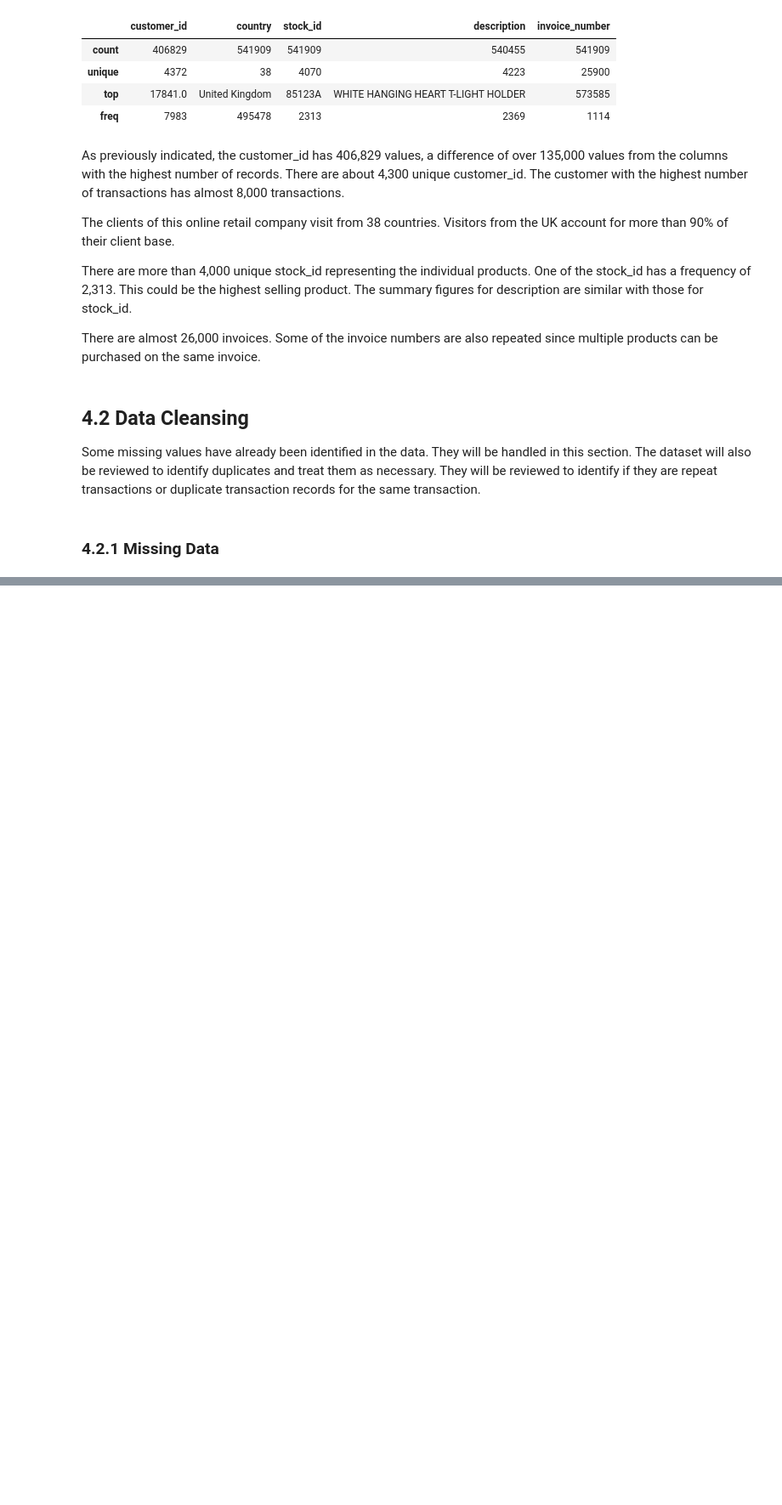
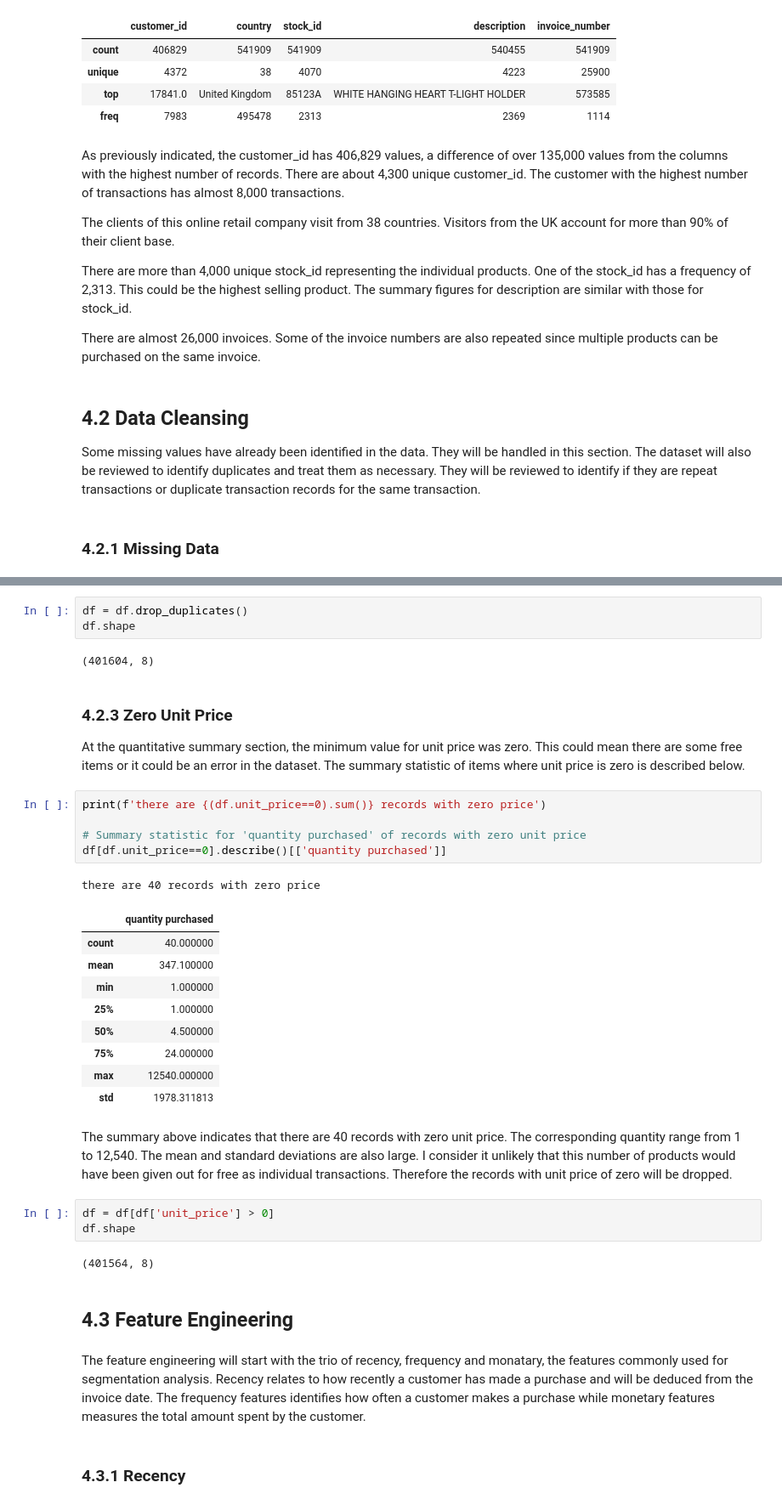
Before and after one commit to asoyewole/Customer-Segmentation-Project-for-a-Retail-Company, a Jupyter notebook: Segmentation and Recommendation project.ipynb, the cells around one changed output, grey strips where cells are left out. Shown at 85% size. Drawn from its saved outputs; the diff is of its cells as text; blank space fills up the shorter version.

Commit message:
update up to feature engineering

```diff
--- a/Segmentation and Recommendation project.ipynb
+++ b/Segmentation and Recommendation project.ipynb
@@ -185,0 +274,37 @@ Some missing values have already been identified in the data. They will be handl
+# %%
+df = df.drop_duplicates()
+df.shape
+# %% [output]
+(401604, 8)
+# %% [markdown]
+### 4.2.3 Zero Unit Price
+At the quantitative summary section, the minimum value for unit price was zero. This could mean there are some free items or it could be an error in the dataset. The summary statistic of items where unit price is zero is described below.
+# %%
+print(f'there are {(df.unit_price==0).sum()} records with zero price')
+
+# Summary statistic for 'quantity purchased' of records with zero unit price
+df[df.unit_price==0].describe()[['quantity purchased']]
+# %% [output]
+there are 40 records with zero price
+|  | quantity purchased |
+| count | 40.000000 |
+| mean | 347.100000 |
+| min | 1.000000 |
+| 25% | 1.000000 |
+| 50% | 4.500000 |
+| 75% | 24.000000 |
+| max | 12540.000000 |
+| std | 1978.311813 |
+# %% [markdown]
+The summary above indicates that there are 40 records with zero unit price. The corresponding quantity range from 1 to 12,540. The mean and standard deviations are also large. I consider it unlikely that this number of products would have been given out for free as individual transactions. Therefore the records with unit price of zero will be dropped.
+# %%
+df = df[df['unit_price'] > 0]
+df.shape
+# %% [output]
+(401564, 8)
+# %% [markdown]
+## 4.3 Feature Engineering
+# %% [markdown]
+The feature engineering will start with the trio of recency, frequency and monatary, the features commonly used for segmentation analysis. Recency relates to how recently a customer has made a purchase and will be deduced from the invoice date. The frequency features identifies how often a customer makes a purchase while monetary features measures the total amount spent by the customer.
+# %% [markdown]
+### 4.3.1 Recency
```
Also changed, not shown: parts of 12 cells of this notebook.
